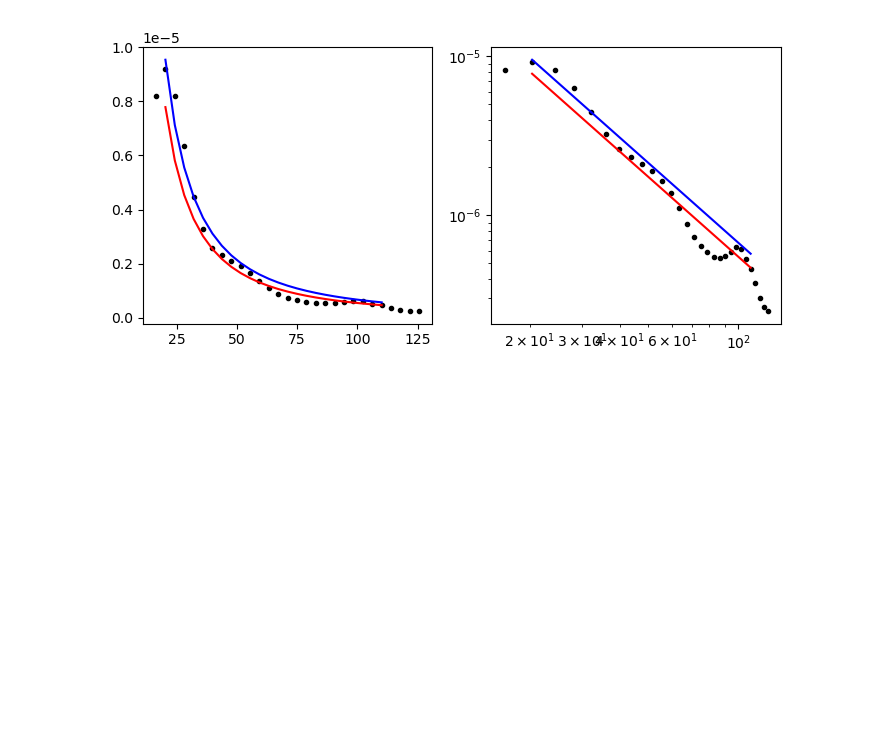
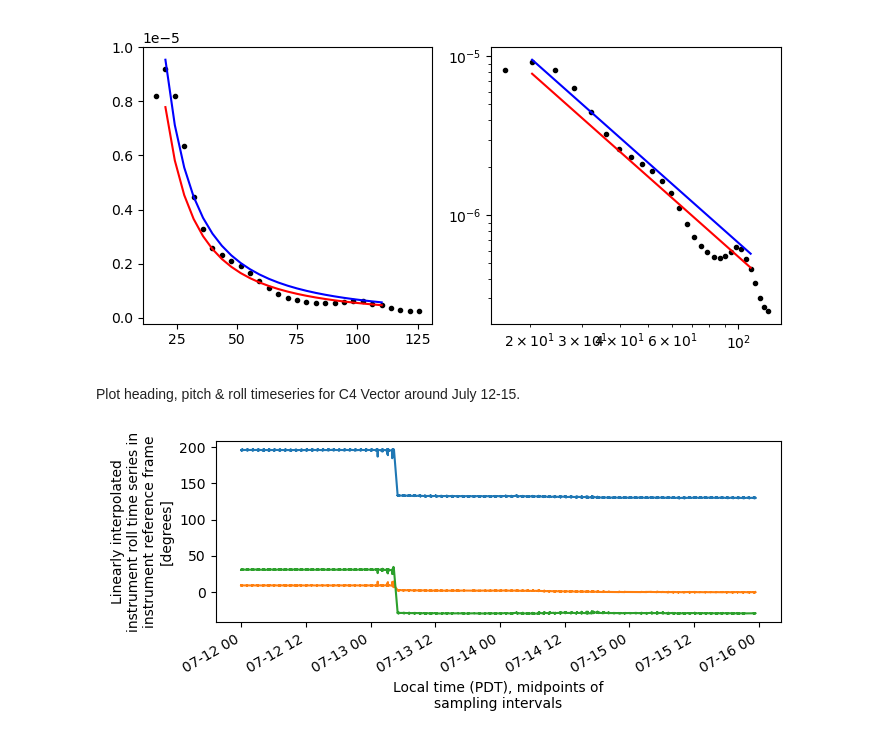
Before and after one commit to mikapm/pyROXSI, a Jupyter notebook: roxsi_pyfuns/notebooks/phase_resolved_diss.ipynb, the cells around one changed output. Cells and saved outputs as stored; diff of their text form; code cells hidden in the pictures; blank space fills up the shorter version.

Commit message:
Add tilt angle plot of C4 Vector.

```diff
--- a/roxsi_pyfuns/notebooks/phase_resolved_diss.ipynb
+++ b/roxsi_pyfuns/notebooks/phase_resolved_diss.ipynb
@@ -81,9 +81,10 @@ r2_thresh = 0.9
 eddy_adv_ratio = 5
 # Sample period
 # t0 = pd.Timestamp('2022-07-14 14:00:00')
-t0 = pd.Timestamp('2022-07-13 01:00:00')
+t0 = pd.Timestamp('2022-07-13 05:00:00')
 # t0 = pd.Timestamp('2022-07-19 06:00:00')
-t1 = t0 + pd.Timedelta(hours=6)
+nhours = 6 # No. of hours to process at once
+t1 = t0 + pd.Timedelta(hours=nhours)
 spd = 60 * 60 * 24 # Seconds per day
 # Define expected headings in PCA coordinates for C2 & C3
 heading_exp = {'C2': -125, 'C3': -90, 'C4': None}
@@ -102,7 +103,7 @@ Us = {'q{}'.format(n): [] for n in range(1,ncyc+1)}
 u_subseg =  {'{}'.format(m): Us for m in mids}
 
 # Define type of fit to use for dissipation rate calculation
-fit = 'curve'
+fit = 'linear'
 # Define number of bins to use for advection speed U (1-4)
 nbins = 4
 if nbins == 2:
@@ -118,7 +119,7 @@ elif nbins == 4:
 # Test plot 1, ensemble-avg k-spectra and -5/3 fits for each burst
 plot1 = True
 # Plot 2: ensemble-avg wave and w profiles + epsilon box plots
-plot2 = False
+plot2 = True
 
 # Iterate over C2, C3, C4 moorings
 for mid, ser in zip(mids, sers):
@@ -504,7 +505,9 @@ for mid in mids:
 # Average wave phase vs. dissipation rate plot
 cs = ['k', 'b', 'r']
 lss = ['-', '--', ':']
-if plot2:
+fn_fig_2 = os.path.join(figdir, 'ens_avg_diss_{}_{}h_ubins_{}_fit_{}.pdf'.format(
+    t0.strftime('%Y%m%d_%H%M'), nhours, nbins, fit))
+if plot2 and not os.path.isfile(fn_fig_2):
     fig, axes = plt.subplots(figsize=(5,6), nrows=3, sharex=True)
     for ax in axes:
         # Mark subsections
@@ -560,7 +563,8 @@ if plot2:
     axes[2].set_ylim([1e-6, 1e-2])
 
     plt.tight_layout()
-    plt.show()
-    # plt.close()
+    # plt.show()
+    plt.savefig(fn_fig_2, bbox_inches='tight', dpi=300)
+    plt.close()
 # %% [output]
 C2 - 17212
@@ -606,3 +610,33 @@ plt.show()
 # %% [output]
 rsc: 0.9084673028453921, rsl: 0.9557987961719568
 [figure]
+# %% [markdown]
+Plot heading, pitch & roll timeseries for C4 Vector around July 12-15.
+# %%
+mid = 'C4'
+ser = '17371'
+t0 = pd.Timestamp('2022-07-12 00:00:00')
+t1 = pd.Timestamp('2022-07-15 00:00:00')
+# Concatenate daily datasets
+drc = pd.date_range(t0.date(), t1.date(), freq='1D') # Range of dates
+dlc = [] # List for concatenating
+for d in drc:
+    ncdir = os.path.join(vec_root, mid)
+    fn_vec = os.path.join(ncdir, 'Asilomar_SSA_L1_Vec_{}_{}.nc'.format(
+        ser, str(d.strftime('%Y%m%d'))))
+    dsv = xr.decode_cf(xr.open_dataset(fn_vec, decode_coords='all'))
+    # Append to list
+    dlc.append(dsv)
+# Concatenate daily datasets
+dsv = xr.concat(dlc, dim='time')
+
+# Plot tilt angle timeseries
+fig, ax = plt.subplots(figsize=(7,3))
+dsv.heading_ang.plot(ax=ax)
+dsv.pitch_ang.plot(ax=ax)
+dsv.roll_ang.plot(ax=ax)
+
+plt.tight_layout()
+plt.show()
+# %% [output]
+[figure, added]
```
Also changed, not shown: parts of 1 cell of this notebook.
